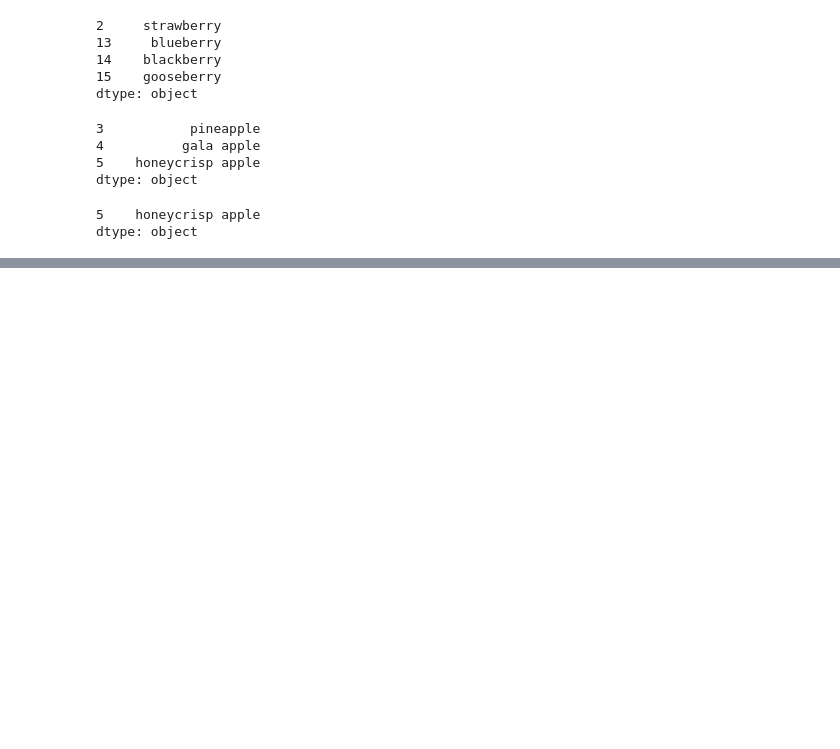
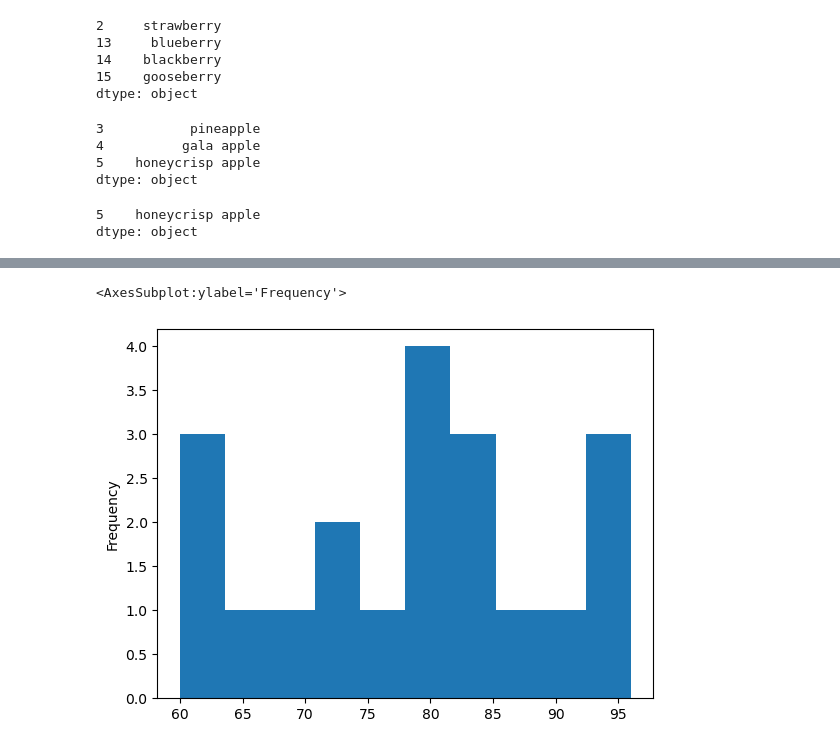
Before and after one commit to emichaudiv/numpy-pandas-visualization-exercises, a Jupyter notebook: panda_series.ipynb, the cells around one changed output, grey strips where cells are left out. Saved outputs shown, nothing was run; the diff lists cells and outputs as text; code cells hidden in the pictures; blank space fills up the shorter version.

```diff
--- a/panda_series.ipynb
+++ b/panda_series.ipynb
@@ -271,0 +411,5 @@ TypeError: bins argument only works with numeric data.
+# %%
+grade.plot.hist()
+# %% [output]
+<AxesSubplot:ylabel='Frequency'>
+[figure, added]
```
Also changed, not shown: parts of 26 cells of this notebook.
